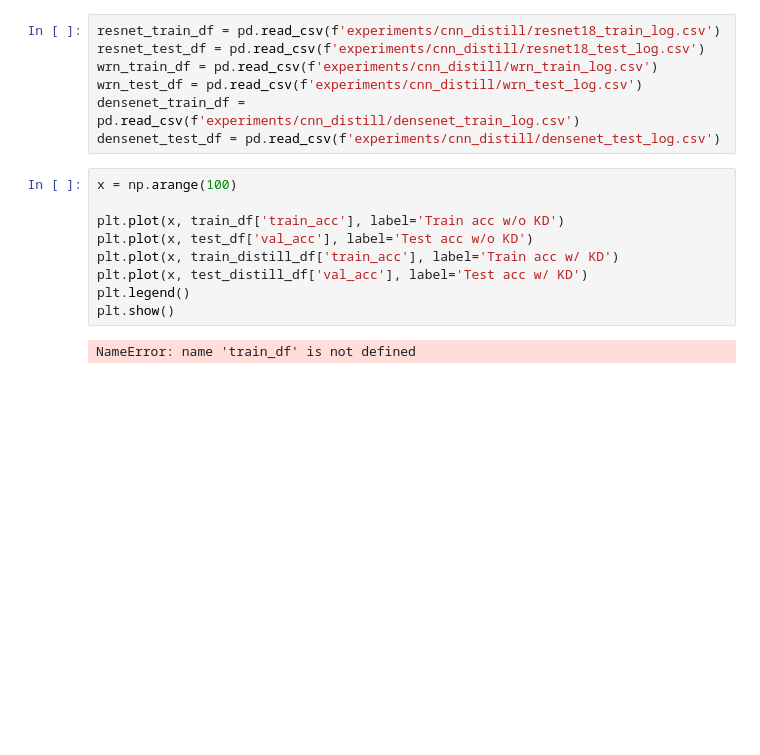
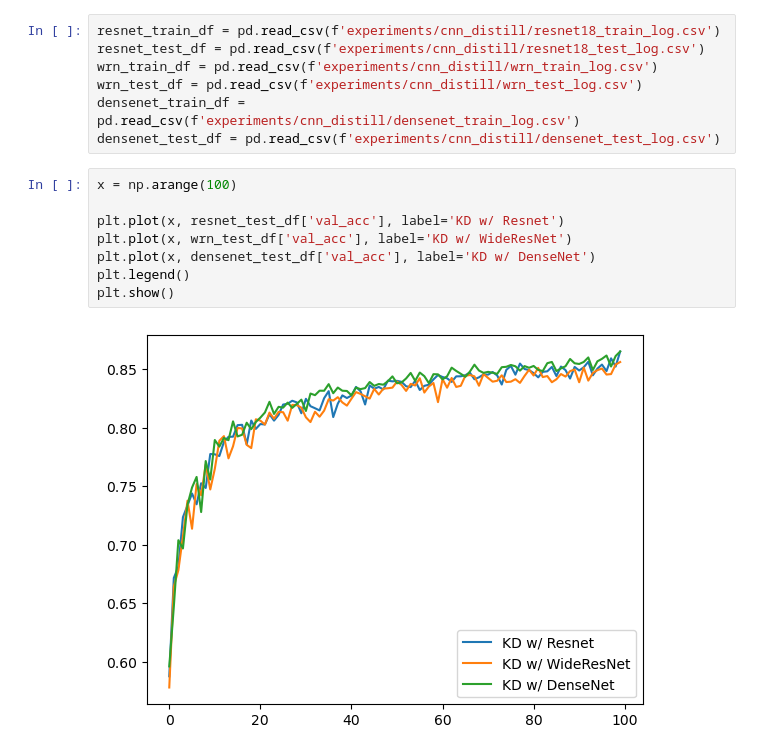
Before and after one commit to nduongw/knowledge-distillation-pytorch, a Jupyter notebook: visualize_teacher.ipynb, the cells around one changed output. Saved outputs shown, nothing was run; the diff lists cells and outputs as text; blank space fills up the shorter version.

```diff
--- a/visualize_teacher.ipynb
+++ b/visualize_teacher.ipynb
@@ -12,11 +12,10 @@ densenet_test_df = pd.read_csv(f'experiments/cnn_distill/densenet_test_log.csv')
 # %%
 x = np.arange(100)
 
-plt.plot(x, train_df['train_acc'], label='Train acc w/o KD')
-plt.plot(x, test_df['val_acc'], label='Test acc w/o KD')
-plt.plot(x, train_distill_df['train_acc'], label='Train acc w/ KD')
-plt.plot(x, test_distill_df['val_acc'], label='Test acc w/ KD')
+plt.plot(x, resnet_test_df['val_acc'], label='KD w/ Resnet')
+plt.plot(x, wrn_test_df['val_acc'], label='KD w/ WideResNet')
+plt.plot(x, densenet_test_df['val_acc'], label='KD w/ DenseNet')
 plt.legend()
 plt.show()
 # %% [output]
-NameError: name 'train_df' is not defined
+[figure, added]
```
Also changed, not shown: 24 other files.
